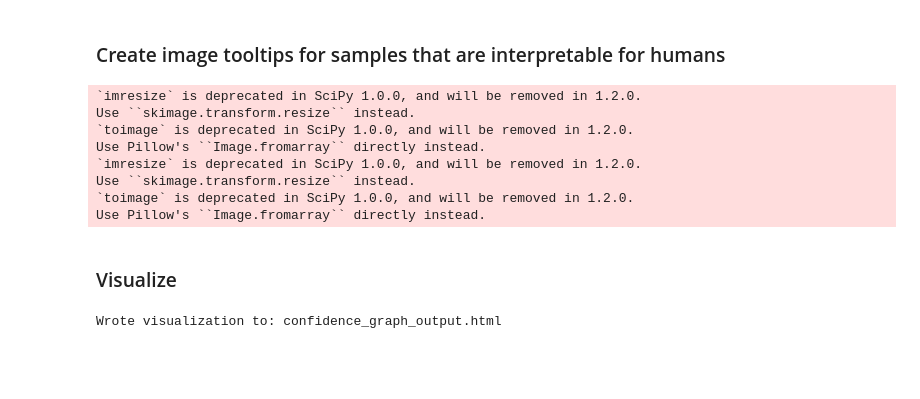
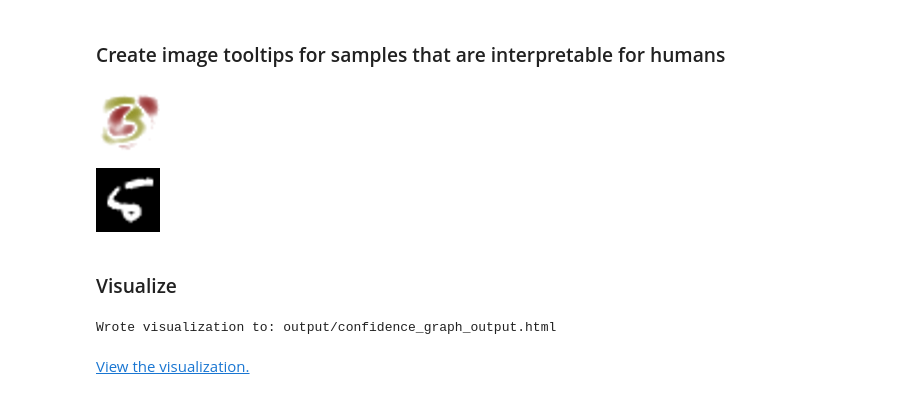
Before and after one commit to scikit-tda/kepler-mapper, a Jupyter notebook: docs/notebooks/Confidence-Graphs.ipynb, the cells around one changed output. Saved outputs shown, nothing was run; the diff lists cells and outputs as text; code cells hidden in the pictures; blank space fills up the shorter version.

Commit message:
fix and redo ipynb notebooks
- pin versions in setup.py
- rerun all notebooks with more recent kmapper
- comment out all kmapper.jupyter.display calls because they wreck the
docs width flex

```diff
--- a/docs/notebooks/Confidence-Graphs.ipynb
+++ b/docs/notebooks/Confidence-Graphs.ipynb
@@ -299,7 +307,10 @@ color_function_output = np.sqrt((y_test-test_analysis.y_pred)**2)
 # %%
 import io
 import base64
-from scipy.misc import toimage, imsave, imresize
+
+from skimage.util import img_as_ubyte
+from PIL import Image
+
 
 # Create z-scores
 hard_predictions = (test_analysis.y_pred > 0.5).astype(int)
@@ -309,67 +320,51 @@ u = np.mean(X_test[hard_predictions == 0], axis=0)
 v = np.mean(X_test[hard_predictions == 1], axis=0)
 z_scores = (u-v)/o
 
+# scores with lowest z-scores (error) first
 scores_0 = sorted([(score,i) for i, score in enumerate(z_scores) if str(score) != "nan"],
                reverse=False)
+# scores with highest z-scores (error) first
 scores_1 = sorted([(score,i) for i, score in enumerate(z_scores) if str(score) != "nan"],
                reverse=True)
+
 
 # Fill RGBA image array with top 200 scores for positive and negative
 img_array_0 = np.zeros((28,28,4))
 img_array_1 = np.zeros((28,28,4))
 
+## Color the 200 regions with lowest error yellow, with decreasing transparency
 for e, (score, i) in enumerate(scores_0[:200]):
     y = i % 28
     x = int((i - (i % 28))/28)
     img_array_0[x][y] = [255,255,0,205-e]
 
+## Color the 200 regions with highest error red, with decreasing transparency
 for e, (score, i) in enumerate(scores_1[:200]):
     y = i % 28
     x = int((i - (i % 28))/28)
     img_array_1[x][y] = [255,0,0,205-e]
 
-img_array = (img_array_0 + img_array_1) / 2
+img_array = (img_array_0 + img_array_1)
 
-# Get base64 encoded version of this
+# lighten intensity of colors a bit for RGB channels
+img_array[:,:,:3] = img_array[:,:,:3] / 2
+
+# Get base64 encoded version of this. Will be displayed under each tooltip image.
 output = io.BytesIO()
-img = imresize(img_array, (64,64))
-img = toimage(img)
-
+img_array = img_as_ubyte(img_array.astype('uint8'))
+img = Image.fromarray(img_array, 'RGBA').resize((64,64))
 img.save(output, format="PNG")
 contents = output.getvalue()
 explanation_img_encoded = base64.b64encode(contents)
 output.close()
 
-# Create tooltips for each digit
-tooltip_s = []
-for ys, image_data in zip(y_test, X_test):
-    output = io.BytesIO()
-    img = toimage(imresize(image_data.reshape((28,28)), (64,64))) # Data was a flat row of "pixels".
-    img.save(output, format="PNG")
-    contents = output.getvalue()
-    img_encoded = base64.b64encode(contents)
-    img_tag =  """<div style="width:71px;
-                             height:71px;
-                             overflow:hidden;
-                             float:left;
-                             position: relative;">
-                 <img src="embedded-picture" style="position:absolute; top:0; right:0" />
-                 <img src="embedded-picture" style="position:absolute; top:0; right:0;
-                                                            opacity:0.5; width: 64px; height: 64px;" />
-                 <div style="position: relative; top: 0; left: 1px; font-size:9px">%s</div>
-                 </div>"""%((img_encoded.decode('utf-8'),
-                             explanation_img_encoded.decode('utf-8'),
-                             ys))
-
-    tooltip_s.append(img_tag)
-    output.close()
-tooltip_s = np.array(tooltip_s)
+from IPython import display
+display.Image(base64.b64decode(explanation_img_encoded))
 # %% [output]
-`imresize` is deprecated in SciPy 1.0.0, and will be removed in 1.2.0.
-Use ``skimage.transform.resize`` instead.
-`toimage` is deprecated in SciPy 1.0.0, and will be removed in 1.2.0.
-Use Pillow's ``Image.fromarray`` directly instead.
-`imresize` is deprecated in SciPy 1.0.0, and will be removed in 1.2.0.
-Use ``skimage.transform.resize`` instead.
-`toimage` is deprecated in SciPy 1.0.0, and will be removed in 1.2.0.
-Use Pillow's ``Image.fromarray`` directly instead.
+[figure, added]
+# %%
+# The testing data -- it is a 28x28 matrix of 0 / 1 (black/white) pixel data.
+# Example below for test data 0.
+Image.fromarray(img_as_ubyte(X_test[0].reshape((28,28))), 'L').resize((64,64))
+# %% [output]
+[figure, added]
@@ -381,8 +403,11 @@ _ = mapper.visualize(G,
                      lens_names=["Uncertainty", "Error"],
                      custom_tooltips=tooltip_s,
                      color_values=color_function_output.values,
+                     color_function_name=['Absolute error'],
                      title="Confidence Graph for a MLP trained on MNIST",
-                     path_html="confidence_graph_output.html")
+                     path_html="output/confidence_graph_output.html")
 # %% [output]
-Wrote visualization to: confidence_graph_output.html
+Wrote visualization to: output/confidence_graph_output.html
+# %% [markdown]
+[View the visualization.](../_static/confidence_graph_output.html)
 # %%
```
Also changed, not shown: parts of 12 cells of this notebook, 14 other files.
